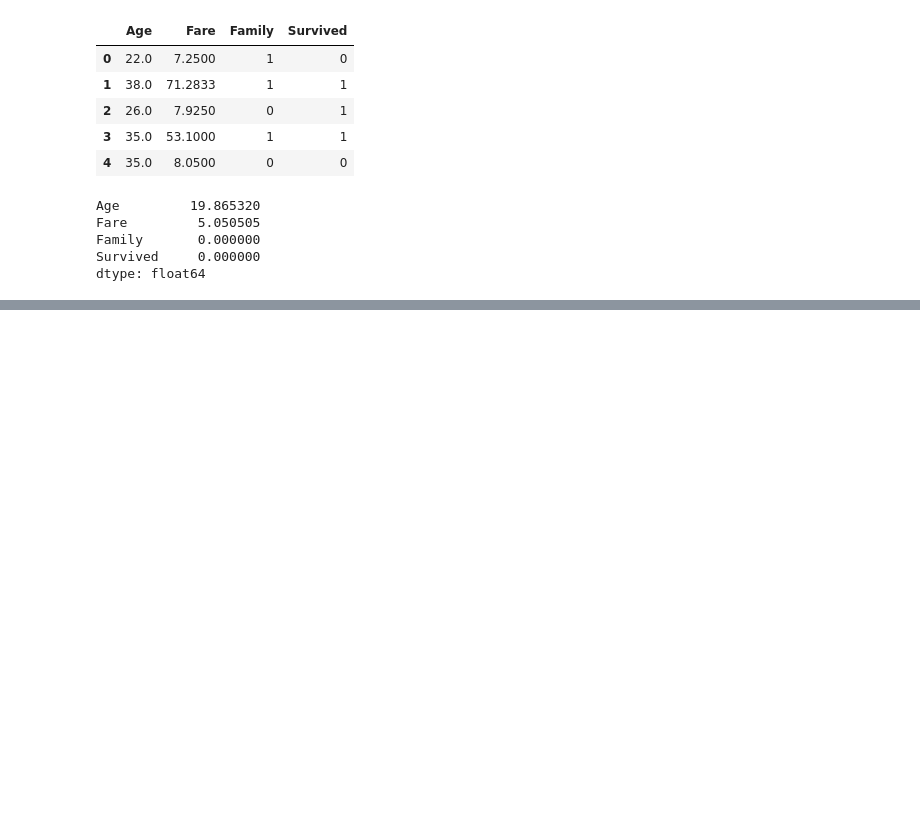
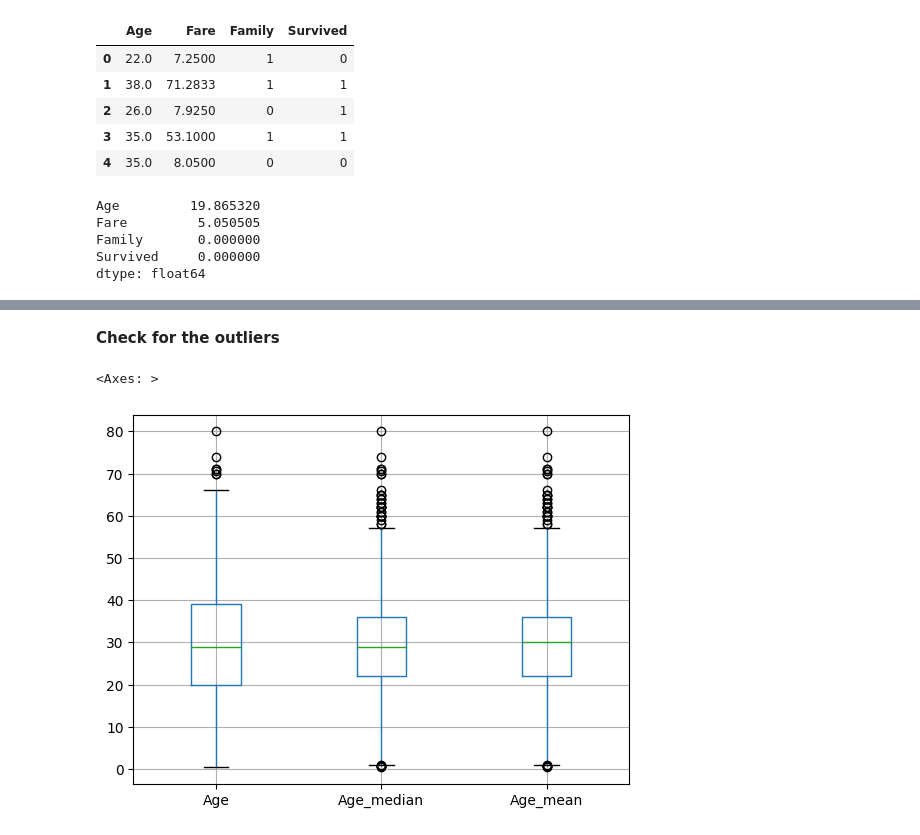
Before and after one commit to MitVinay/Machine-Learning, a Jupyter notebook: Feature-Engineering/Feature-transformation/handling_missing_data/handling_missing_data_numerical.ipynb, the cells around one changed output, grey strips where cells are left out. Drawn from its saved outputs; the diff is of its cells as text; code cells hidden in the pictures; blank space fills up the shorter version.

```diff
--- a/Feature-Engineering/Feature-transformation/handling_missing_data/handling_missing_data_numerical.ipynb
+++ b/Feature-Engineering/Feature-transformation/handling_missing_data/handling_missing_data_numerical.ipynb
@@ -104,0 +171,7 @@ KeyError: 'Fare_median'
+# %% [markdown]
+**Check for the outliers**
+# %%
+X_train[['Age', 'Age_median', 'Age_mean']].boxplot()
+# %% [output]
+<Axes: >
+[figure, added]
```
Also changed, not shown: parts of 28 cells of this notebook.
